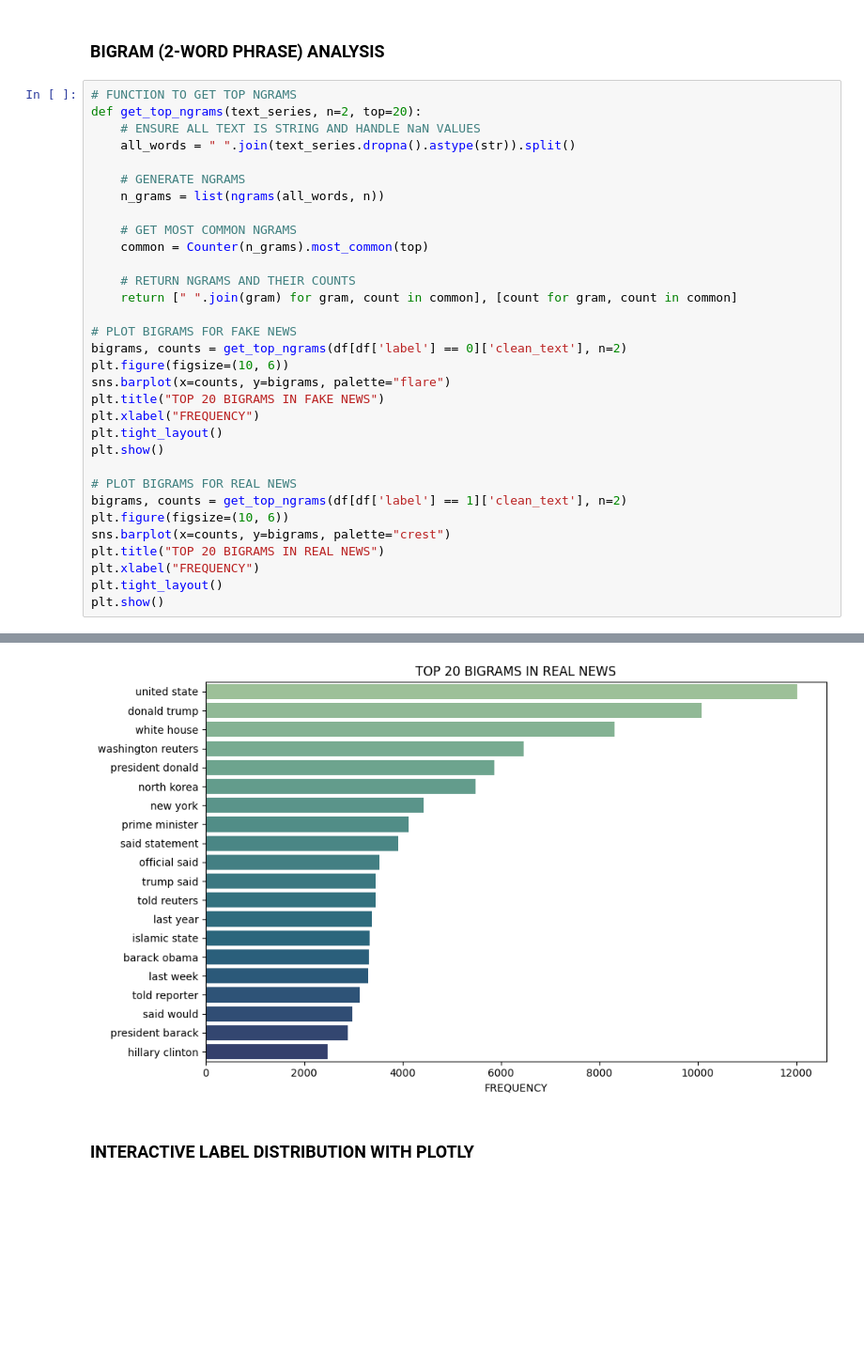
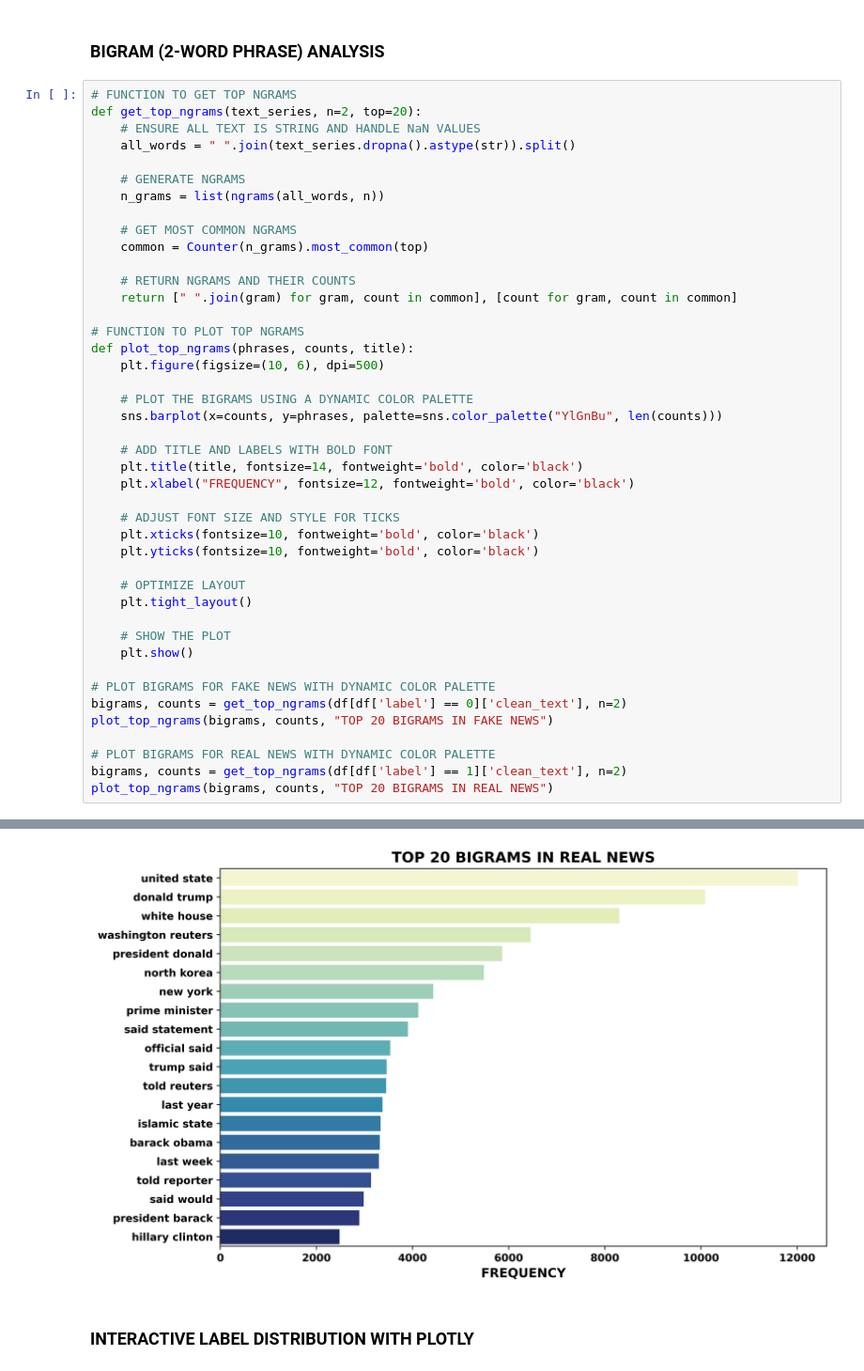
Before and after one commit to DaRkSouL36/FAKE-NEWS-DETECTION, a Jupyter notebook: NOTEBOOKS/Main[2].ipynb, the cells around one changed output, grey strips where cells are left out. Shown at 94% size. Saved outputs shown, nothing was run; the diff lists cells and outputs as text; blank space fills up the shorter version.

```diff
--- a/NOTEBOOKS/Main[2].ipynb
+++ b/NOTEBOOKS/Main[2].ipynb
@@ -150,22 +195,33 @@ def get_top_ngrams(text_series, n=2, top=20):
     # RETURN NGRAMS AND THEIR COUNTS
     return [" ".join(gram) for gram, count in common], [count for gram, count in common]
 
-# PLOT BIGRAMS FOR FAKE NEWS
+# FUNCTION TO PLOT TOP NGRAMS
+def plot_top_ngrams(phrases, counts, title):
+    plt.figure(figsize=(10, 6), dpi=500)
+
+    # PLOT THE BIGRAMS USING A DYNAMIC COLOR PALETTE
+    sns.barplot(x=counts, y=phrases, palette=sns.color_palette("YlGnBu", len(counts)))
+
+    # ADD TITLE AND LABELS WITH BOLD FONT
+    plt.title(title, fontsize=14, fontweight='bold', color='black')
+    plt.xlabel("FREQUENCY", fontsize=12, fontweight='bold', color='black')
+
+    # ADJUST FONT SIZE AND STYLE FOR TICKS
+    plt.xticks(fontsize=10, fontweight='bold', color='black')
+    plt.yticks(fontsize=10, fontweight='bold', color='black')
+
+    # OPTIMIZE LAYOUT
+    plt.tight_layout()
+
+    # SHOW THE PLOT
+    plt.show()
+
+# PLOT BIGRAMS FOR FAKE NEWS WITH DYNAMIC COLOR PALETTE
 bigrams, counts = get_top_ngrams(df[df['label'] == 0]['clean_text'], n=2)
-plt.figure(figsize=(10, 6))
-sns.barplot(x=counts, y=bigrams, palette="flare")
-plt.title("TOP 20 BIGRAMS IN FAKE NEWS")
-plt.xlabel("FREQUENCY")
-plt.tight_layout()
-plt.show()
+plot_top_ngrams(bigrams, counts, "TOP 20 BIGRAMS IN FAKE NEWS")
 
-# PLOT BIGRAMS FOR REAL NEWS
+# PLOT BIGRAMS FOR REAL NEWS WITH DYNAMIC COLOR PALETTE
 bigrams, counts = get_top_ngrams(df[df['label'] == 1]['clean_text'], n=2)
-plt.figure(figsize=(10, 6))
-sns.barplot(x=counts, y=bigrams, palette="crest")
-plt.title("TOP 20 BIGRAMS IN REAL NEWS")
-plt.xlabel("FREQUENCY")
-plt.tight_layout()
-plt.show()
+plot_top_ngrams(bigrams, counts, "TOP 20 BIGRAMS IN REAL NEWS")
 # %% [output]
 Passing `palette` without assigning `hue` is deprecated and will be removed in v0.14.0. Assign the `y` variable to `hue` and set `legend=False` for the same effect.
@@ -173,5 +229,5 @@ Passing `palette` without assigning `hue` is deprecated and will be removed in v
 Passing `palette` without assigning `hue` is deprecated and will be removed in v0.14.0. Assign the `y` variable to `hue` and set `legend=False` for the same effect.
-[figure, old version]
+[figure, new version]
 # %% [markdown]
 ### INTERACTIVE LABEL DISTRIBUTION WITH PLOTLY
 # %%
```
Also changed, not shown: parts of 5 cells of this notebook.
